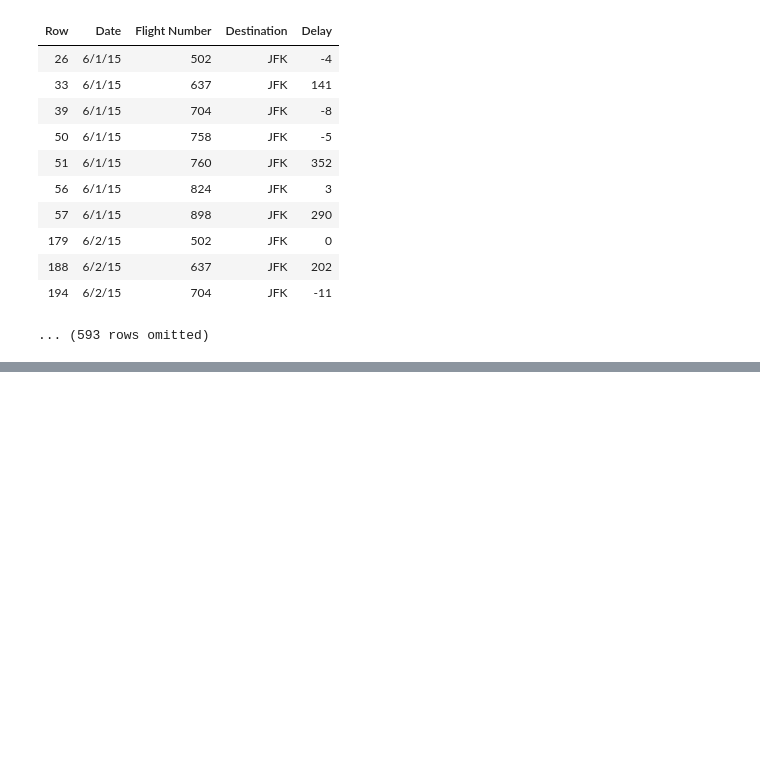
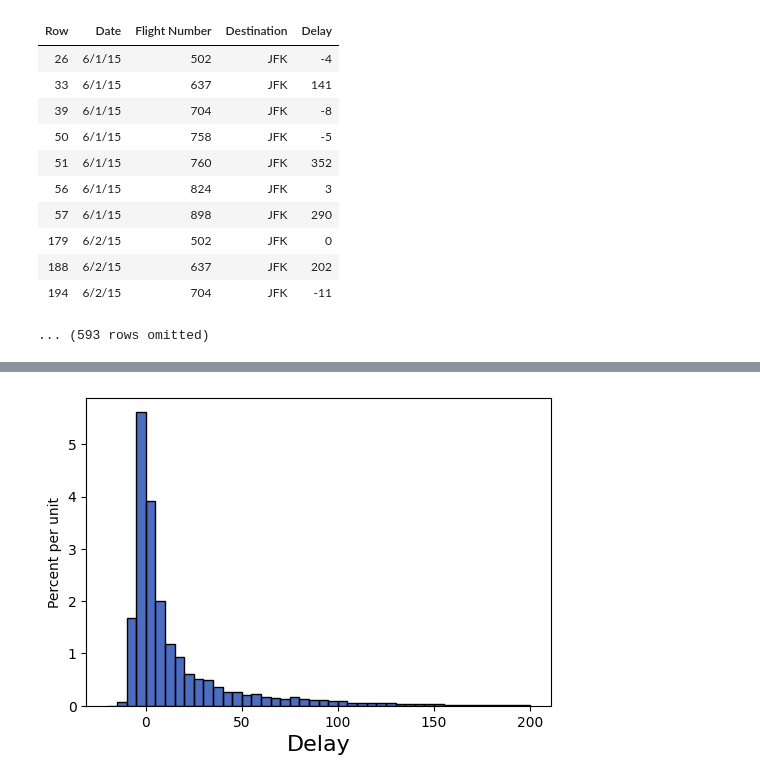
Before and after one commit to lochnes-007/Data8, a Jupyter notebook: 15-Sampling.ipynb, the cells around one changed output, grey strips where cells are left out. Saved outputs shown, nothing was run; the diff lists cells and outputs as text; code cells hidden in the pictures; blank space fills up the shorter version.

```diff
--- a/15-Sampling.ipynb
+++ b/15-Sampling.ipynb
@@ -34,0 +70,6 @@ united.where("Destination", "JFK")
+# %%
+united_bins = np.arange(-20, 201, 5)
+
+united.hist("Delay", bins=united_bins)
+# %% [output]
+[figure, added]
```
Also changed, not shown: parts of 4 cells of this notebook.
